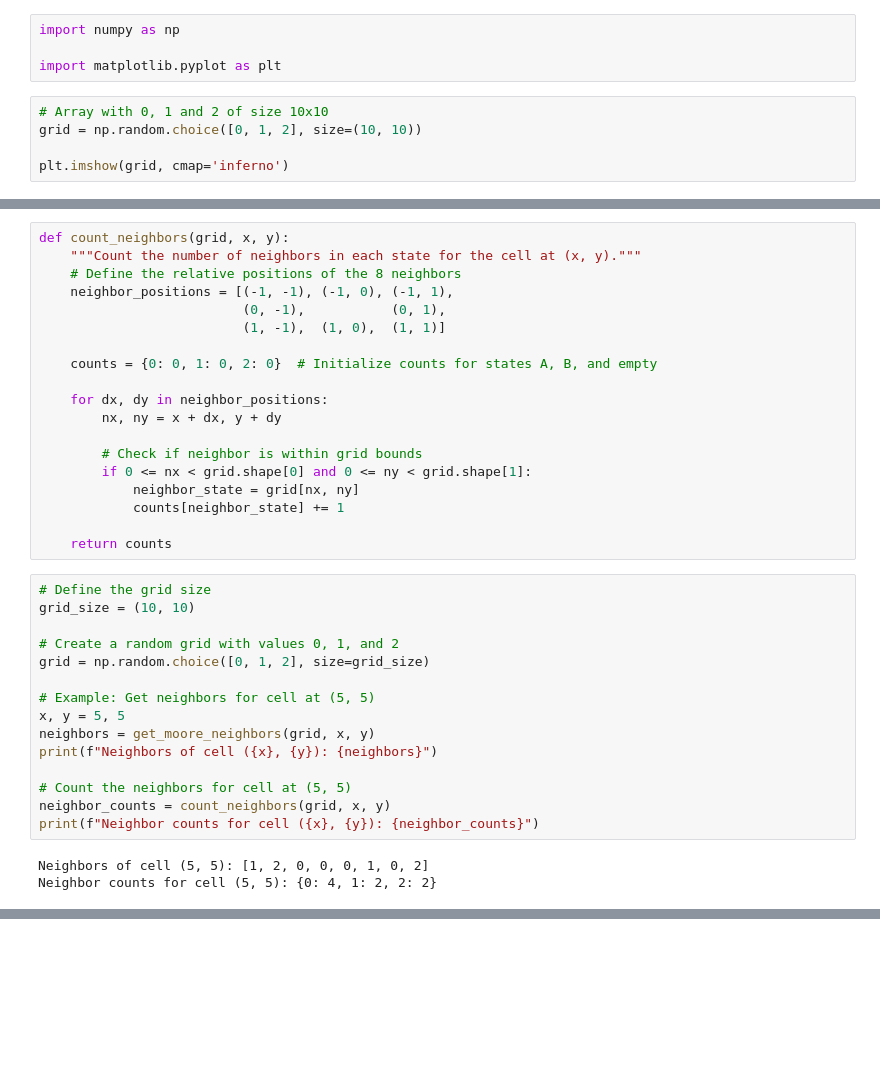
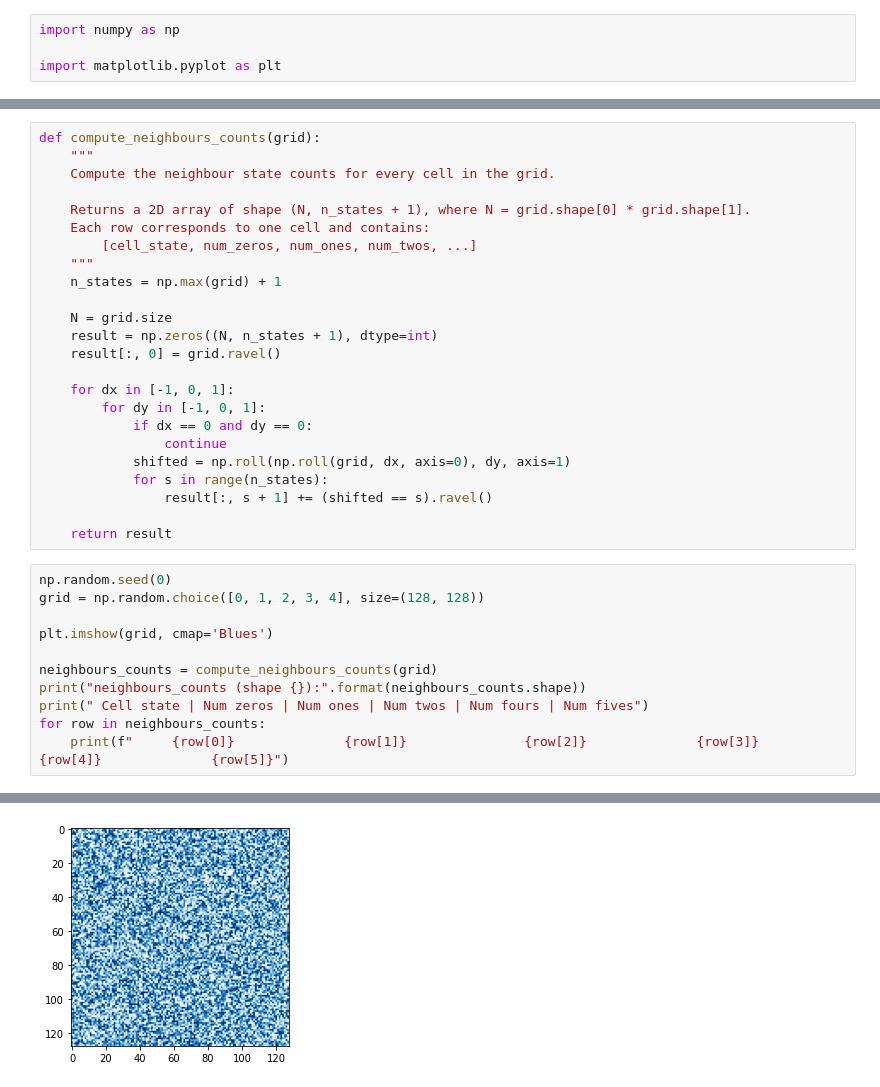
Before and after one commit to whyyorlantaken/Amaranta, a Jupyter notebook: notebooks/01-Neighbor-count.ipynb, the cells around one changed output, grey strips where cells are left out. Saved outputs shown, nothing was run; the diff lists cells and outputs as text; blank space fills up the shorter version.

Commit message:
Implemented getMooreCounts()

```diff
--- a/notebooks/01-Neighbor-count.ipynb
+++ b/notebooks/01-Neighbor-count.ipynb
@@ -2,8 +2,3 @@
 import numpy as np
 
 import matplotlib.pyplot as plt
-# %%
-# Array with 0, 1 and 2 of size 10x10
-grid = np.random.choice([0, 1, 2], size=(10, 10))
-
-plt.imshow(grid, cmap='inferno')
@@ -37,37 +5,36 @@ Neighbors of cell (5, 5): [1, 1, 0, 1, 1, 0, 1, 2]
-# %%
-def count_neighbors(grid, x, y):
-    """Count the number of neighbors in each state for the cell at (x, y)."""
-    # Define the relative positions of the 8 neighbors
-    neighbor_positions = [(-1, -1), (-1, 0), (-1, 1),
-                          (0, -1),           (0, 1),
-                          (1, -1),  (1, 0),  (1, 1)]
-
-    counts = {0: 0, 1: 0, 2: 0}  # Initialize counts for states A, B, and empty
-
-    for dx, dy in neighbor_positions:
-        nx, ny = x + dx, y + dy
-
-        # Check if neighbor is within grid bounds
-        if 0 <= nx < grid.shape[0] and 0 <= ny < grid.shape[1]:
-            neighbor_state = grid[nx, ny]
-            counts[neighbor_state] += 1
-
-    return counts
-# %%
-# Define the grid size
-grid_size = (10, 10)
-
-# Create a random grid with values 0, 1, and 2
-grid = np.random.choice([0, 1, 2], size=grid_size)
-
-# Example: Get neighbors for cell at (5, 5)
-x, y = 5, 5
-neighbors = get_moore_neighbors(grid, x, y)
-print(f"Neighbors of cell ({x}, {y}): {neighbors}")
-
-# Count the neighbors for cell at (5, 5)
-neighbor_counts = count_neighbors(grid, x, y)
-print(f"Neighbor counts for cell ({x}, {y}): {neighbor_counts}")
-# %% [output]
-Neighbors of cell (5, 5): [1, 2, 0, 0, 0, 1, 0, 2]
-Neighbor counts for cell (5, 5): {0: 4, 1: 2, 2: 2}
+# %%
+def compute_neighbours_counts(grid):
+    """
+    Compute the neighbour state counts for every cell in the grid.
+
+    Returns a 2D array of shape (N, n_states + 1), where N = grid.shape[0] * grid.shape[1].
+    Each row corresponds to one cell and contains:
+        [cell_state, num_zeros, num_ones, num_twos, ...]
+    """
+    n_states = np.max(grid) + 1
+
+    N = grid.size
+    result = np.zeros((N, n_states + 1), dtype=int)
+    result[:, 0] = grid.ravel()
+
+    for dx in [-1, 0, 1]:
+        for dy in [-1, 0, 1]:
+            if dx == 0 and dy == 0:
+                continue
+            shifted = np.roll(np.roll(grid, dx, axis=0), dy, axis=1)
+            for s in range(n_states):
+                result[:, s + 1] += (shifted == s).ravel()
+
+    return result
+# %%
+np.random.seed(0)
+grid = np.random.choice([0, 1, 2, 3, 4], size=(128, 128))
+
+plt.imshow(grid, cmap='Blues')
+
+neighbours_counts = compute_neighbours_counts(grid)
+print("neighbours_counts (shape {}):".format(neighbours_counts.shape))
+print(" Cell state | Num zeros | Num ones | Num twos | Num fours | Num fives")
+for row in neighbours_counts:
+    print(f"     {row[0]}              {row[1]}               {row[2]}              {row[3]}              {row[4]}              {row[5]}")
+# %% [output]
@@ -73,0 +58 @@ Neighbor counts for cell (5, 5): {0: 4, 1: 2, 2: 2}
+[figure, added]
```
Also changed, not shown: parts of 5 cells of this notebook, 5 other files.
